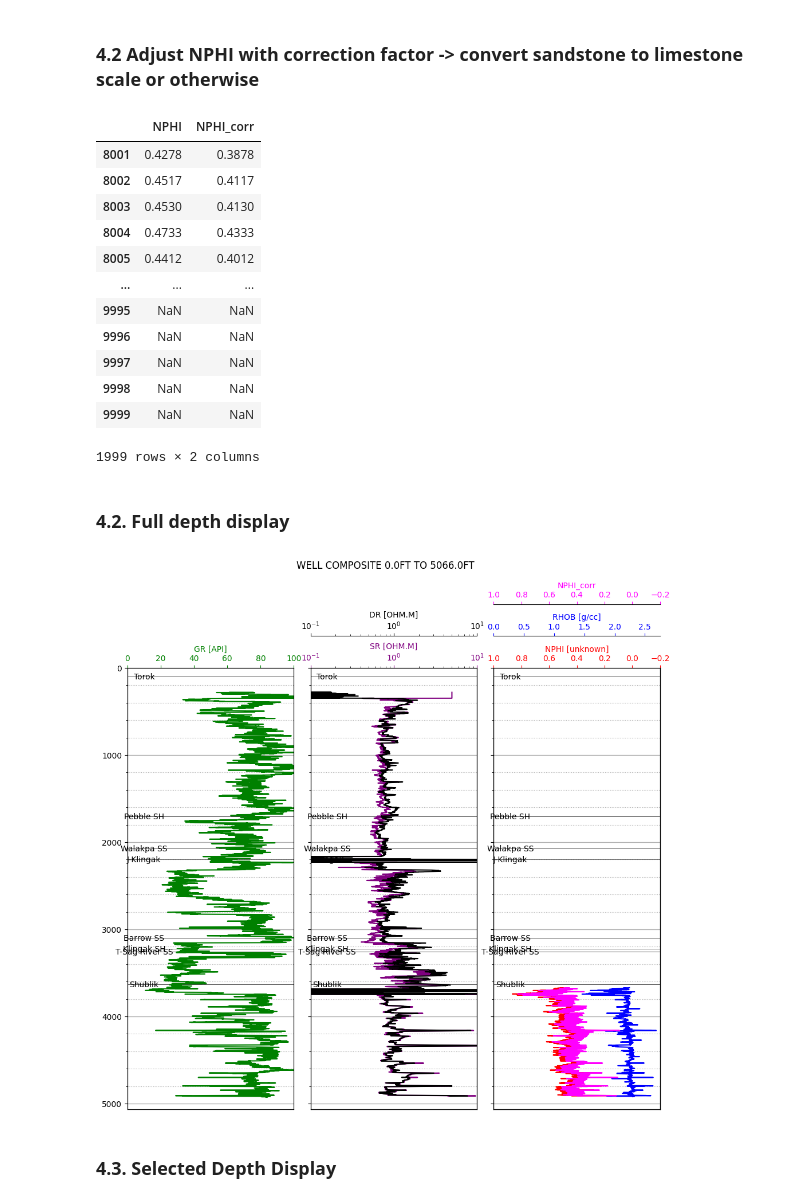
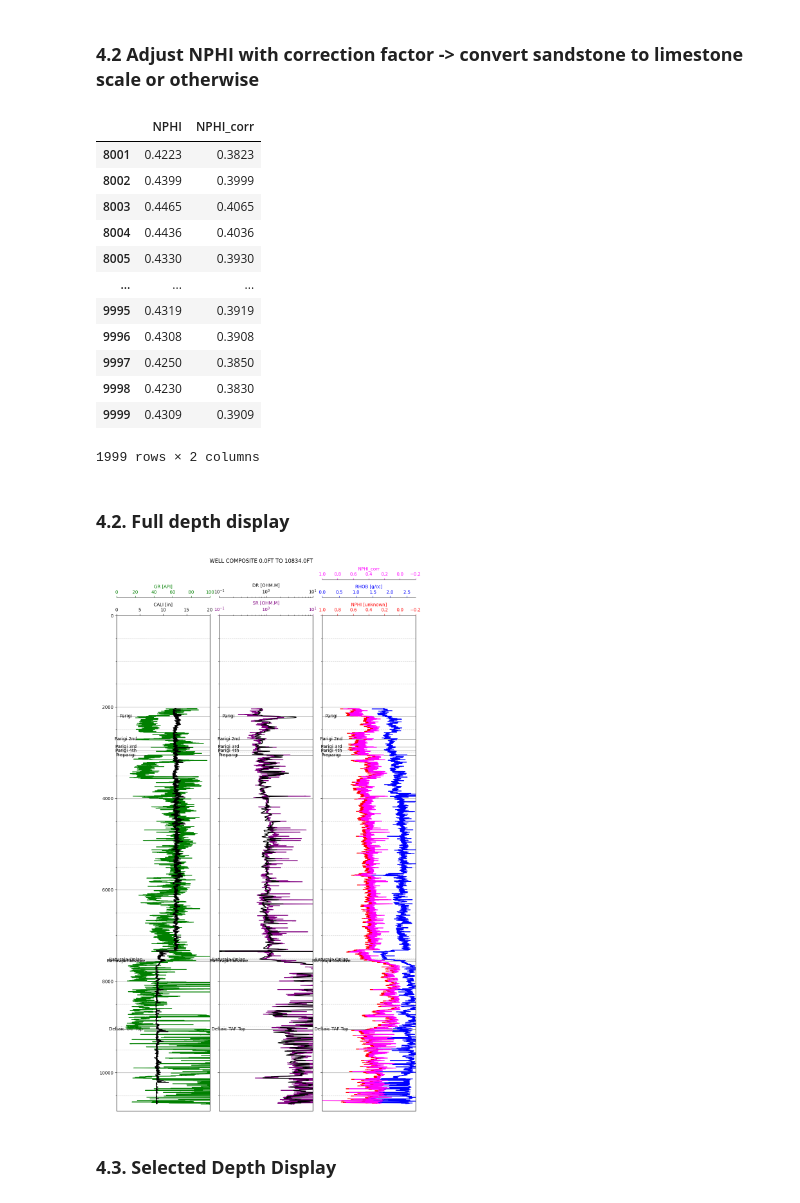
Before and after one commit to ARoyyanF/Basic-WellLog-Interpretation, a Jupyter notebook: notebooks/BWLI_simplified_v2.ipynb, the cells around one changed output. Drawn from its saved outputs; the diff is of its cells as text; code cells hidden in the pictures.

```diff
--- a/notebooks/BWLI_simplified_v2.ipynb
+++ b/notebooks/BWLI_simplified_v2.ipynb
@@ -45,8 +44,8 @@ def read_las(
 
     return data
 # %%
-file_name = "../data/raw/lld-18_wire_lima.las"
-well_name = "LLD-18"
+file_name = "../data/raw/llb-10_wire_lima.las"
+well_name = "LLD-10"
 renamed_columns = {
     "DEPTH": "DEPT",
     "RT": "DR",
@@ -56,7 +55,7 @@ renamed_columns = {
 }  # {nama_asli : nama_baru, ... , dst}
 columns = ["DEPT", "GR", "CALI", "MR", "DR", "SR", "NPHI", "RHOB", "VSH", "RW", "WELL"]
 
-data = read_las(file_name, well_name, renamed_columns, columns, keep_original=False)
+raw_data = read_las(file_name, well_name, renamed_columns, columns, keep_original=False)
 # %% [output]
 Only engine='normal' can read wrapped files
 # %%
@@ -148,8 +147,8 @@ histplot(data, columns_to_plot, columns_unit, axes=(4, 3), fig_size=(11, 11))
 # **3. Input Core Data (Porosity and Permeability) for Selected Well**
 this code block is still **experimental**, make sure you know what you're doing if u want to change any part of the code
 # %%
-data["core_por"] = ""
-data["core_perm"] = ""
+raw_data["core_por"] = ""
+raw_data["core_perm"] = ""
 
 # Define the number of random samples you want
 num_samples = 100  # You can change this to the desired number of samples
@@ -177,5 +176,5 @@ dict_core = {
 
 
 core_selected_data = pd.DataFrame(dict_core)
-data.set_index("DEPT")
+raw_data.set_index("DEPT")
 # %% [output]
@@ -311,61 +309,61 @@ formation_depths = (100, 1701, 2071, 2200, 3102, 3224, 3258, 3633)
 # %% [markdown]
 ### **4.2 Adjust NPHI with correction factor -> convert sandstone to limestone scale or otherwise**
 # %%
-data["NPHI_corr"] = data["NPHI"] - 0.04
+raw_data["NPHI_corr"] = raw_data["NPHI"] - 0.04
 
-data[["NPHI", "NPHI_corr"]][(data.DEPT > 4000) & (data.DEPT < 5000)]
+raw_data[["NPHI", "NPHI_corr"]][(raw_data.DEPT > 4000) & (raw_data.DEPT < 5000)]
 # %% [output]
 |  | NPHI | NPHI_corr |
-| 8001 | 0.4278 | 0.3878 |
-| 8002 | 0.4517 | 0.4117 |
-| 8003 | 0.4530 | 0.4130 |
-| 8004 | 0.4733 | 0.4333 |
-| 8005 | 0.4412 | 0.4012 |
+| 8001 | 0.4223 | 0.3823 |
+| 8002 | 0.4399 | 0.3999 |
+| 8003 | 0.4465 | 0.4065 |
+| 8004 | 0.4436 | 0.4036 |
+| 8005 | 0.4330 | 0.3930 |
 | ... | ... | ... |
-| 9995 | NaN | NaN |
-| 9996 | NaN | NaN |
-| 9997 | NaN | NaN |
-| 9998 | NaN | NaN |
-| 9999 | NaN | NaN |
+| 9995 | 0.4319 | 0.3919 |
+| 9996 | 0.4308 | 0.3908 |
+| 9997 | 0.4250 | 0.3850 |
+| 9998 | 0.4230 | 0.3830 |
+| 9999 | 0.4309 | 0.3909 |
 1999 rows × 2 columns
 # %% [markdown]
 ### **4.2. Full depth display**
 # %%
 # DISPLAYS LOG DATA FROM THE TOP TO THE BOTTOM (raw)
 # run the combo_plot
 combo_plot(
-    data,
-    data.DEPT.min(),
-    data.DEPT.max(),
-    10,  # figure height in inch
-    1.05,  # title position
+    raw_data,
+    raw_data.DEPT.min(),
+    raw_data.DEPT.max(),
+    20,  # figure height in inch
+    0.96,  # title position
     traject1={
-        "data": ["GR"],
-        "intervals": [(0, 100)],
-        "scales": ["linear"],
-        "labels": ["GR [API]"],
-        "positions": [0],
-        "colors": ["green"],
+        "data": ["GR", "CALI"],
+        "intervals": [(0, 100), (0, 20)],
+        "scales": ["linear", "linear"],
+        "labels": ["GR [API]", "CALI [in]"],
+        "positions": [40, 0],
+        "colors": ["green", "black"],
     },
     traject2={
         "data": ["SR", "DR"],
         "intervals": [(0.1, 10), (0.1, 10)],
         "scales": ["log", "log"],
         "labels": ["SR [OHM.M]", "DR [OHM.M]"],
         "positions": [0, 40],
         "colors": ["purple", "black"],
     },
     traject3={
         "data": ["NPHI", "RHOB", "NPHI_corr"],
         "intervals": [(1.0, -0.2), (0, 2.75), (1.0, -0.2)],
         "scales": ["linear", "linear", "linear"],
         "labels": ["NPHI [unknown]", "RHOB [g/cc]", "NPHI_corr"],
         "positions": [0, 40, 80],
         "colors": ["red", "blue", "magenta"],
     },
 )
 # %% [output]
-[figure, old version]
+[figure, new version]
 # %% [markdown]
 ### **4.3. Selected Depth Display**
 # %%
```
Also changed, not shown: parts of 34 cells of this notebook, 1 other file.
